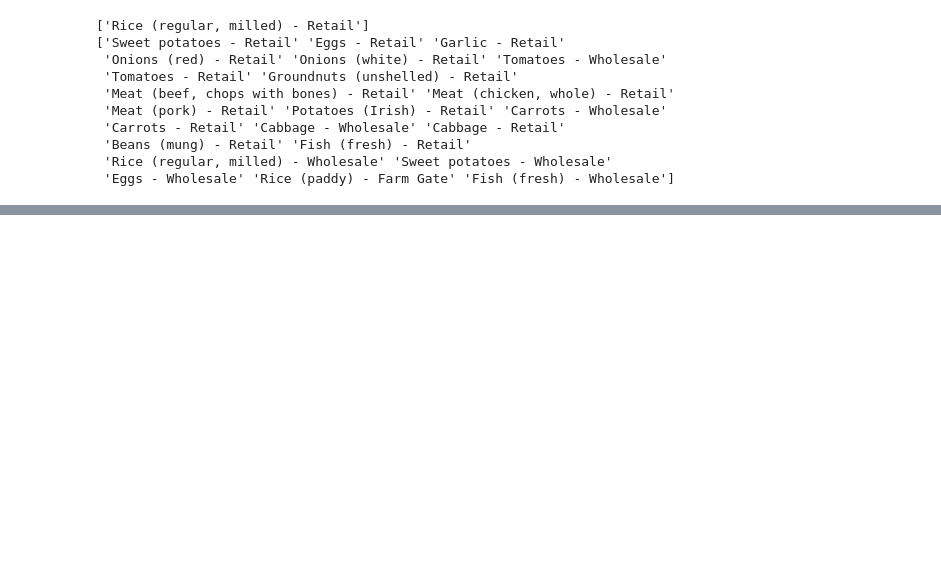
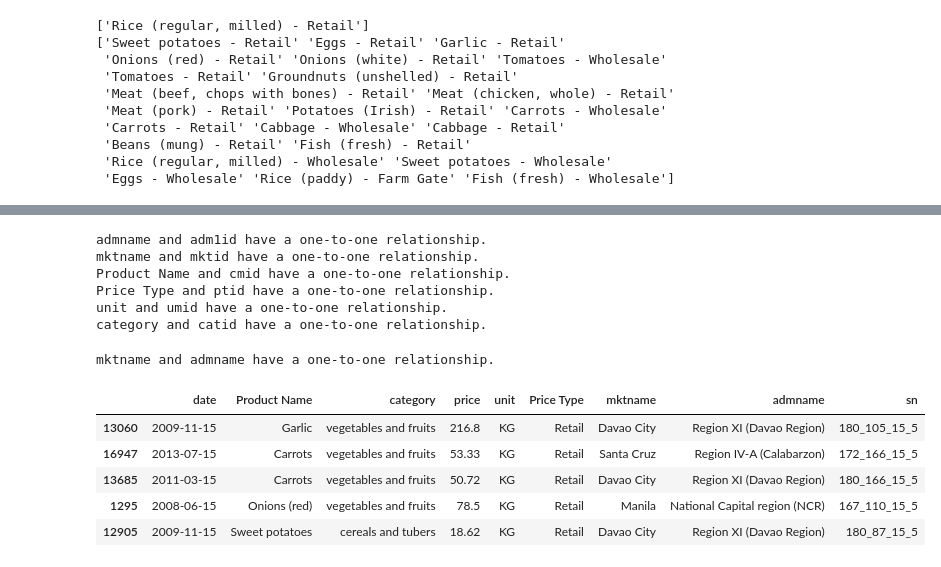
Before and after one commit to KyleZrey/PH-Food-Prices-Analysis, a Jupyter notebook: prelim_data_analysis.ipynb, the cells around one changed output, grey strips where cells are left out. Drawn from its saved outputs; the diff is of its cells as text; code cells hidden in the pictures; blank space fills up the shorter version.

```diff
--- a/prelim_data_analysis.ipynb
+++ b/prelim_data_analysis.ipynb
@@ -138,0 +150,34 @@ pfp.sample(5)
+# %%
+# Check one-to-one relationship of columns and column's id counterpart
+# product name-cmid, category-catid, admname-adm1id, mktname-mktid, price type - ptid
+
+# Define the columns and their ID counterparts
+relationships = {
+    'admname': 'adm1id',
+    'mktname': 'mktid',
+    'Product Name': 'cmid',
+    'Price Type': 'ptid',
+    'unit': 'umid',
+    'category': 'catid'
+}
+
+# Check one-to-one relationships
+for col, id_col in relationships.items():
+    unique_col = clean_pfp[col].nunique()
+    unique_id_col = clean_pfp[id_col].nunique()
+
+    # Create a mapping of the main column to the ID column and check for unique pairs
+    unique_pairs = clean_pfp[[col, id_col]].drop_duplicates().shape[0]
+
+    # Check if unique counts match and if unique pairs match
+    if unique_col == unique_id_col == unique_pairs:
+        print(f"{col} and {id_col} have a one-to-one relationship.")
+    else:
+        print(f"{col} and {id_col} do not have a one-to-one relationship.")
+# %% [output]
+admname and adm1id have a one-to-one relationship.
+mktname and mktid have a one-to-one relationship.
+Product Name and cmid have a one-to-one relationship.
+Price Type and ptid have a one-to-one relationship.
+unit and umid have a one-to-one relationship.
+category and catid have a one-to-one relationship.
@@ -138,0 +189,23 @@ pfp.sample(5)
+# %%
+# Check if there are multiple mktname in admname
+
+# Get unique values for mktname and admname
+unique_mktname = clean_pfp['mktname'].nunique()
+unique_admname = clean_pfp['admname'].nunique()
+
+# Create a mapping of mktname to admname
+mkt_adm_mapping = clean_pfp[['mktname', 'admname']].drop_duplicates()
+
+# Check if the number of unique mktname-admname pairs is equal to the number of unique mktname values
+unique_pairs = mkt_adm_mapping.shape[0]
+
+# Determine if there is a one-to-one relationship
+if unique_pairs == unique_mktname == unique_admname:
+    print("mktname and admname have a one-to-one relationship.")
+else:
+    print("mktname and admname do not have a one-to-one relationship.")
+
+# Finding insightful analysis per market on a region is not possible since
+# there is only one market recorded per region in this dataset.
+# %% [output]
+mktname and admname have a one-to-one relationship.
@@ -138,0 +228,9 @@ pfp.sample(5)
+# %%
+clean_pfp.sample(5)
+# %% [output]
+|  | date | Product Name | category | price | unit | Price Type | mktname | admname | sn |
+| 13060 | 2009-11-15 | Garlic | vegetables and fruits | 216.8 | KG | Retail | Davao City | Region XI (Davao Region) | 180_105_15_5 |
+| 16947 | 2013-07-15 | Carrots | vegetables and fruits | 53.33 | KG | Retail | Santa Cruz | Region IV-A (Calabarzon) | 172_166_15_5 |
+| 13685 | 2011-03-15 | Carrots | vegetables and fruits | 50.72 | KG | Retail | Davao City | Region XI (Davao Region) | 180_166_15_5 |
+| 1295 | 2008-06-15 | Onions (red) | vegetables and fruits | 78.5 | KG | Retail | Manila | National Capital region (NCR) | 167_110_15_5 |
+| 12905 | 2009-11-15 | Sweet potatoes | cereals and tubers | 18.62 | KG | Retail | Davao City | Region XI (Davao Region) | 180_87_15_5 |
```
Also changed, not shown: parts of 27 cells of this notebook.
